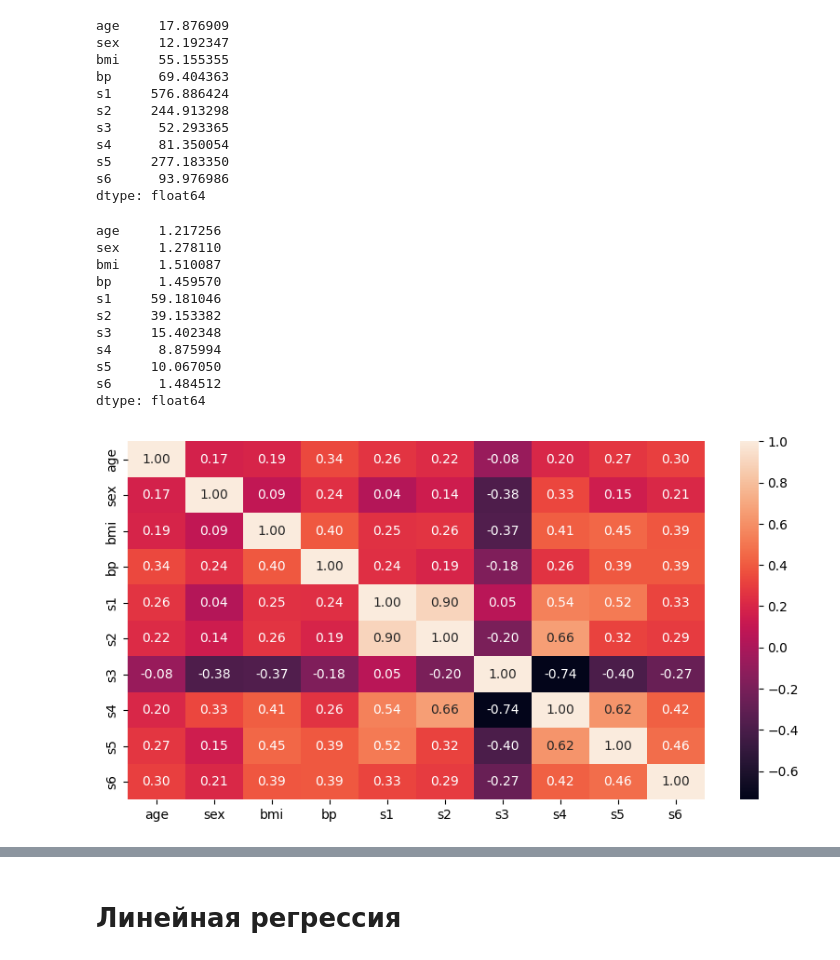
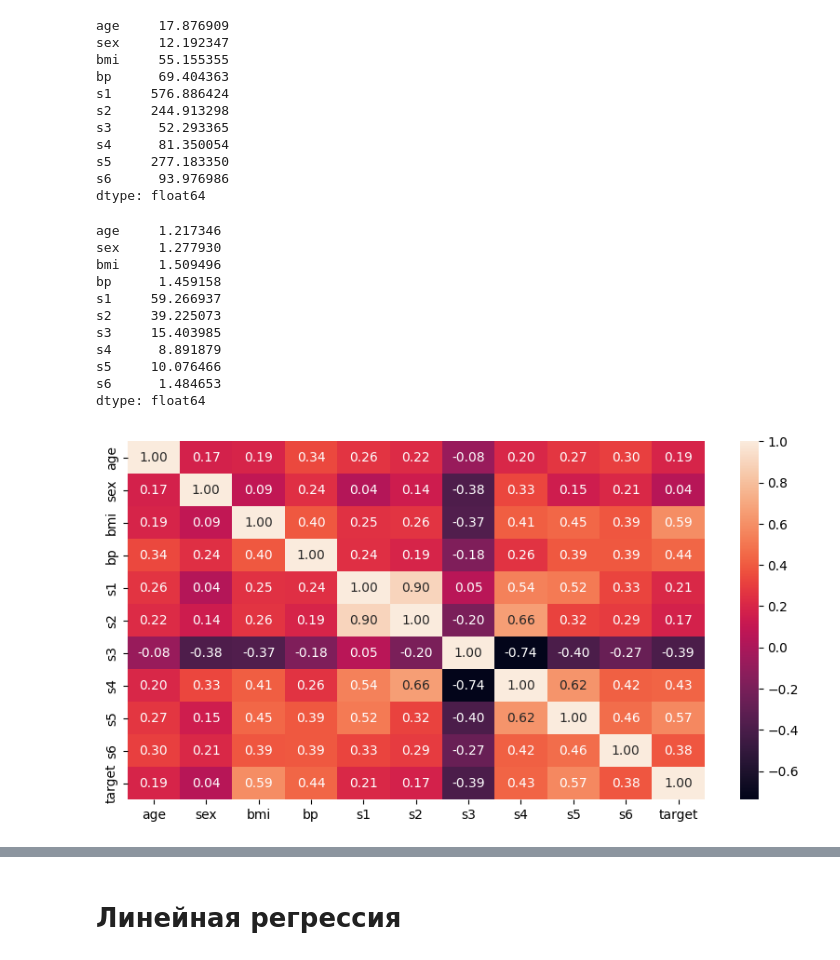
Before and after one commit to Tako-San/ml-course, a Jupyter notebook: t1/main.ipynb, the cells around one changed output, grey strips where cells are left out. Saved outputs shown, nothing was run; the diff lists cells and outputs as text; code cells hidden in the pictures.

```diff
--- a/t1/main.ipynb
+++ b/t1/main.ipynb
@@ -15,7 +15,7 @@ from statsmodels.stats.outliers_influence import variance_inflation_factor as vi
 X_unscaled, y = datasets.load_diabetes(return_X_y=True, as_frame=True, scaled=False)
 y = y.to_frame()
 
-X_unscaled_train, X_unscaled_test, y_train, y_test = model_selection.train_test_split(X_unscaled, y, test_size=0.25, random_state=0)
+X_unscaled_train, X_unscaled_test, y_train, y_test = model_selection.train_test_split(X_unscaled, y, test_size=0.05, random_state=0)
 # %% [markdown]
 # Анализ датасета
 # %%
@@ -79,37 +79,37 @@ dtype: float64
 
 scaler = preprocessing.StandardScaler().fit(X_unscaled_train)
 
-X_train = X_unscaled_train
-X_test = X_unscaled_test
+X_train_all = X_unscaled_train
+X_test_all = X_unscaled_test
 X_all = X_unscaled
 
-X_train[X_train.columns] = scaler.transform(X_train[X_train.columns])
-X_test[X_test.columns] = scaler.transform(X_test[X_test.columns])
+X_train_all[X_train_all.columns] = scaler.transform(X_train_all[X_train_all.columns])
+X_test_all[X_test_all.columns] = scaler.transform(X_test_all[X_test_all.columns])
 X_all[X_all.columns] = scaler.transform(X_all[X_all.columns])
 
 printVIF(X_all)
 # %% [output]
-age     1.217256
-sex     1.278110
-bmi     1.510087
-bp      1.459570
-s1     59.181046
-s2     39.153382
-s3     15.402348
-s4      8.875994
-s5     10.067050
-s6      1.484512
+age     1.217346
+sex     1.277930
+bmi     1.509496
+bp      1.459158
+s1     59.266937
+s2     39.225073
+s3     15.403985
+s4      8.891879
+s5     10.076466
+s6      1.484653
 dtype: float64
 # %%
 # Значения vif сильно уменьшились, но для некоторых параметров всё еще высоки. Посмотрим взаимную коррелляцию признаков
 
 def print_heatmap(df):
   plt.figure(figsize=(10, 5))
   _ = sns.heatmap(df.corr(), annot=True, fmt='.2f')
 
-print_heatmap(X_all)
+print_heatmap(X_all.join(y))
 # %% [output]
-[figure, old version]
+[figure, new version]
 # %%
 # Видно, что s1 и s2 сильно корреллированы. Попробуем убрать s1
 
```
Also changed, not shown: parts of 6 cells of this notebook.
